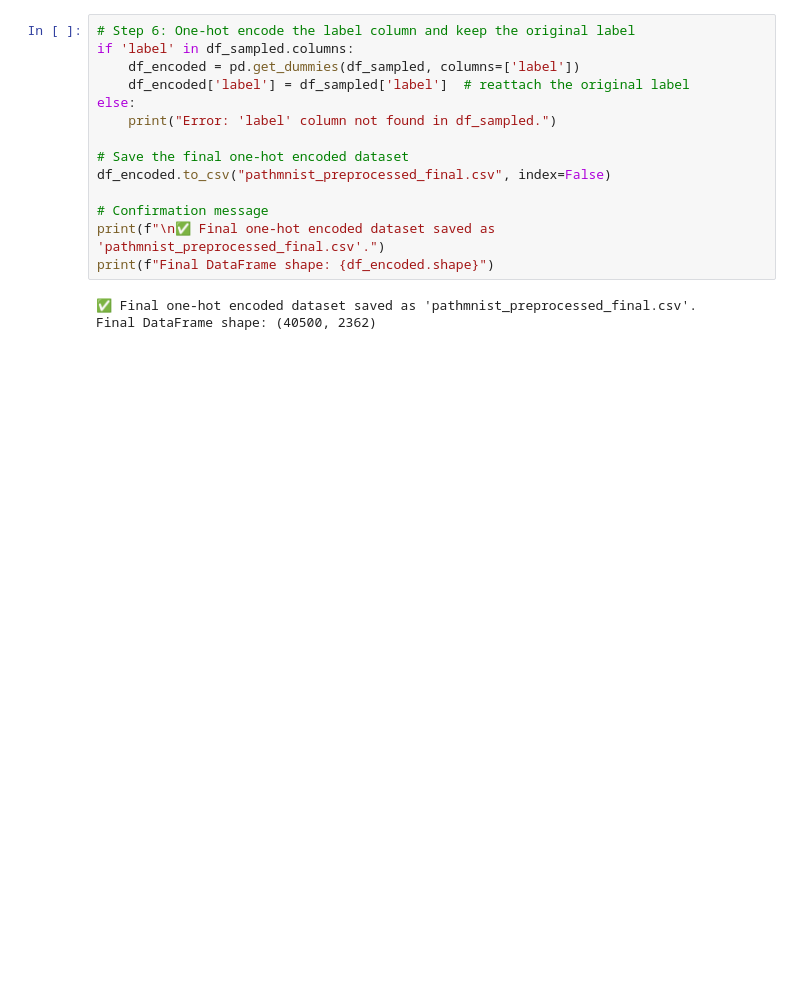
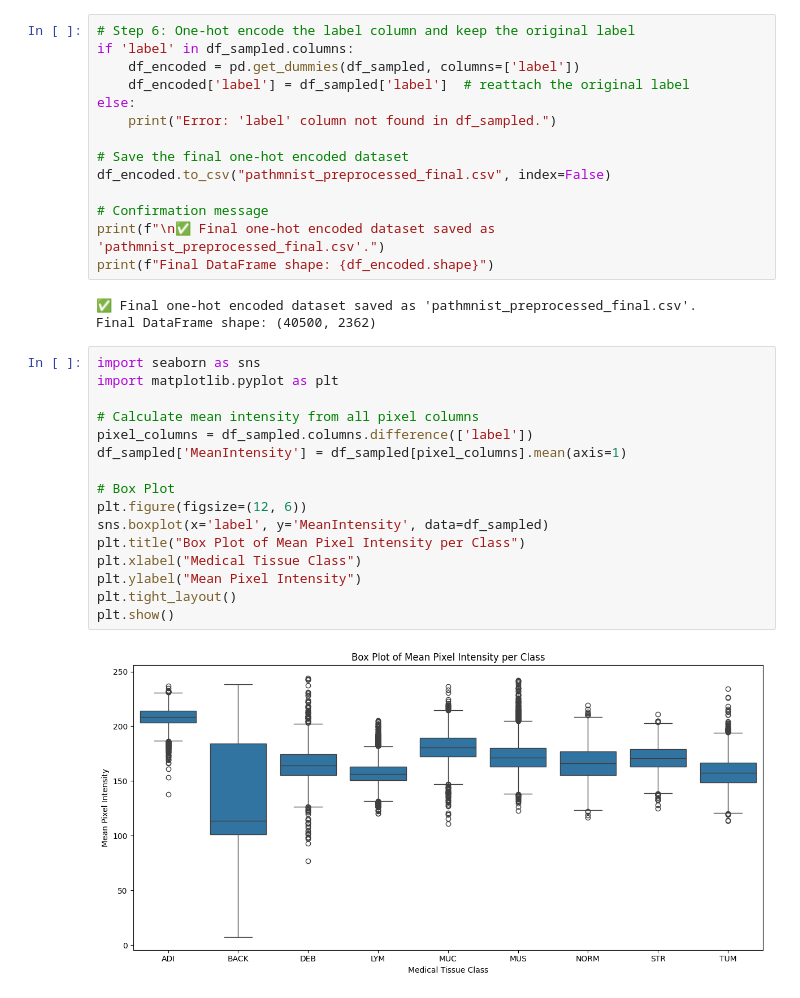
Before and after one commit to anasraza57/CW2, a Jupyter notebook: main.ipynb, the cells around one changed output. Cells and saved outputs as stored; diff of their text form; blank space fills up the shorter version.

Commit message:
Add box plot and violin plot

```diff
--- a/main.ipynb
+++ b/main.ipynb
@@ -132,3 +132,21 @@ print(f"Final DataFrame shape: {df_encoded.shape}")
 # %% [output]
 ✅ Final one-hot encoded dataset saved as 'pathmnist_preprocessed_final.csv'.
 Final DataFrame shape: (40500, 2362)
+# %%
+import seaborn as sns
+import matplotlib.pyplot as plt
+
+# Calculate mean intensity from all pixel columns
+pixel_columns = df_sampled.columns.difference(['label'])
+df_sampled['MeanIntensity'] = df_sampled[pixel_columns].mean(axis=1)
+
+# Box Plot
+plt.figure(figsize=(12, 6))
+sns.boxplot(x='label', y='MeanIntensity', data=df_sampled)
+plt.title("Box Plot of Mean Pixel Intensity per Class")
+plt.xlabel("Medical Tissue Class")
+plt.ylabel("Mean Pixel Intensity")
+plt.tight_layout()
+plt.show()
+# %% [output]
+[figure, added]
```
Also changed, not shown: parts of 1 cell of this notebook.
